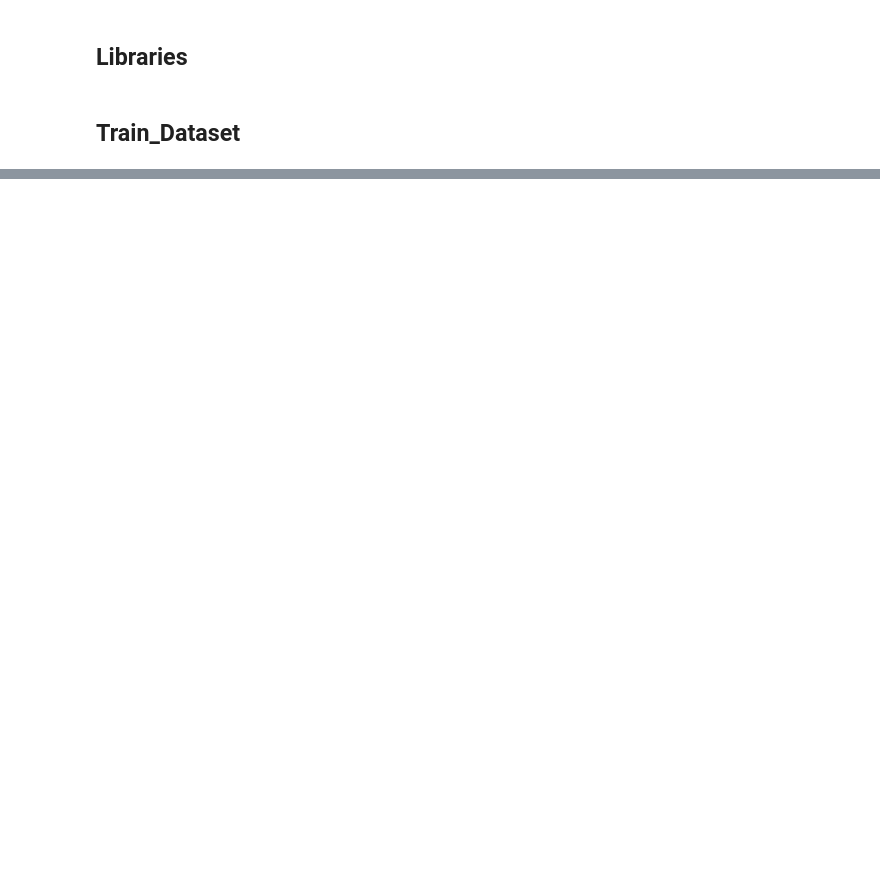
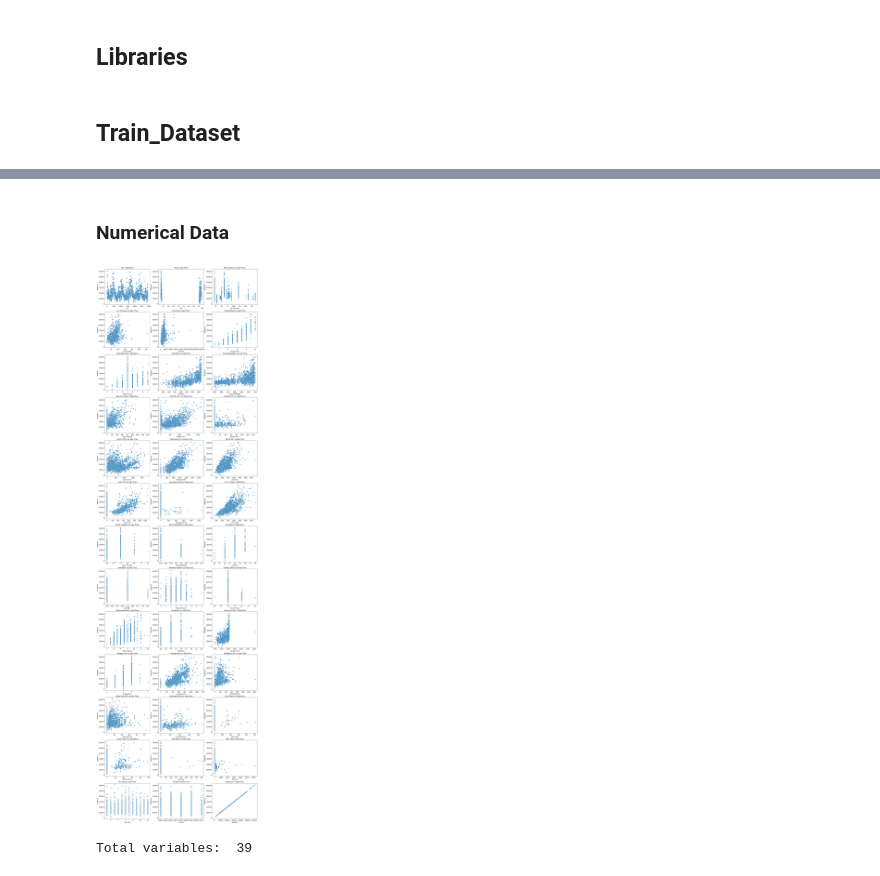
Before and after one commit to JoelTanSG/GA-DSIF4-Data-Science-Immersive-Projects, a Jupyter notebook: Project_2/code.ipynb, the cells around one changed output, grey strips where cells are left out. Drawn from its saved outputs; the diff is of its cells as text; code cells hidden in the pictures; blank space fills up the shorter version.

```diff
--- a/Project_2/code.ipynb
+++ b/Project_2/code.ipynb
@@ -195,0 +310,17 @@ df['Lot Frontage'][(df['Street'] == 'Grvl')].mean()
+# %% [markdown]
+### Numerical Data
+# %%
+#Look at the relationship between the numerical data and the salesprice
+#using scatterplot
+columns = list(df_filtered.dtypes.index[(df_filtered.dtypes=='int64') | (df_filtered.dtypes=='float64')])
+count = 0
+plt.figure(figsize=(20,80))
+for i,column in enumerate(columns):
+        plt.subplot(14,3,i+1)
+        create_scatterplot(df_filtered,column)
+        count+=1
+plt.show()
+print('Total variables: ',count)
+# %% [output]
+[figure, added]
+Total variables:  39
```
Also changed, not shown: parts of 77 cells of this notebook.
